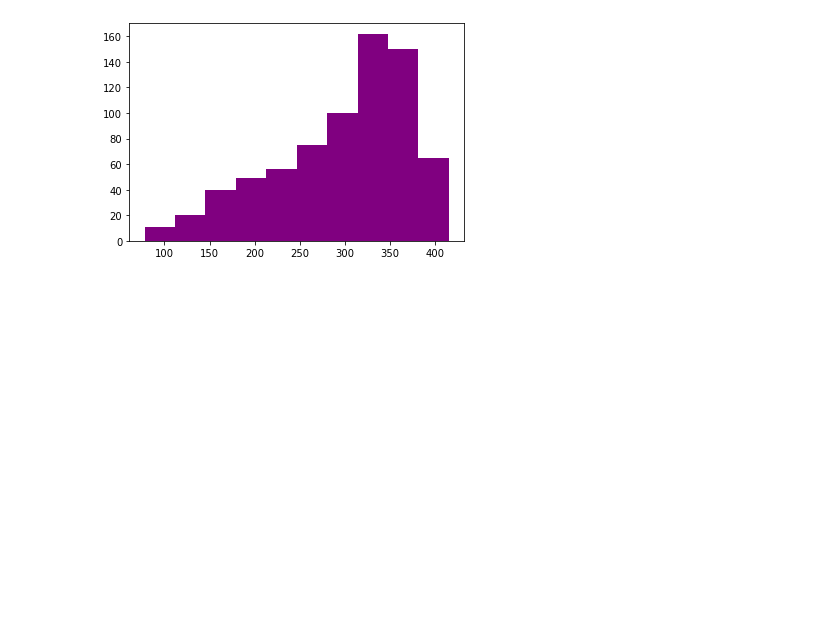
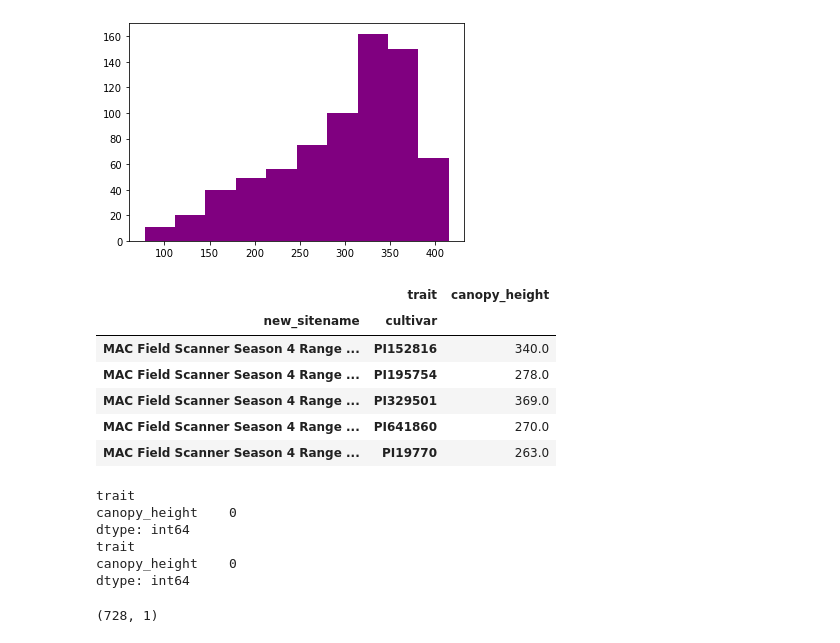
Before and after one commit to genophenoenvo/terraref-datasets, a Jupyter notebook: notebooks/gh5_phenotypes.ipynb, the cells around one changed output. Drawn from its saved outputs; the diff is of its cells as text; code cells hidden in the pictures; blank space fills up the shorter version.

Commit message:
pivot table with sitename and cultivar as indices

```diff
--- a/notebooks/gh5_phenotypes.ipynb
+++ b/notebooks/gh5_phenotypes.ipynb
@@ -1075,3 +1075,26 @@ dropped_date.tail()
 plt.hist(dropped_date['mean'], color='purple');
 # %% [output]
 [figure]
+# %%
+sitename_index_canopy = pd.pivot_table(data=dropped_date, index=['new_sitename', 'cultivar'], columns='trait',
+                                      values='mean')
+
+sitename_index_canopy.head()
+# %% [output]
+|  | trait | canopy_height |
+| new_sitename | cultivar |  |
+| MAC Field Scanner Season 4 Range ... | PI152816 | 340.0 |
+| MAC Field Scanner Season 4 Range ... | PI195754 | 278.0 |
+| MAC Field Scanner Season 4 Range ... | PI329501 | 369.0 |
+| MAC Field Scanner Season 4 Range ... | PI641860 | 270.0 |
+| MAC Field Scanner Season 4 Range ... | PI19770 | 263.0 |
+# %%
+print(np.sum(sitename_index_canopy.isnull()))
+print(np.sum(sitename_index_canopy.isna()))
+# %% [output]
+trait
+canopy_height    0
+dtype: int64
+trait
+canopy_height    0
+dtype: int64
@@ -1077,0 +1103,6 @@ plt.hist(dropped_date['mean'], color='purple');
+# %%
+# compare to earlier table with days to flowering, days to leaf emergence, and aboveground dry biomass
+
+sitename_index_canopy.shape
+# %% [output]
+(728, 1)
```
Also changed, not shown: parts of 1 cell of this notebook.
